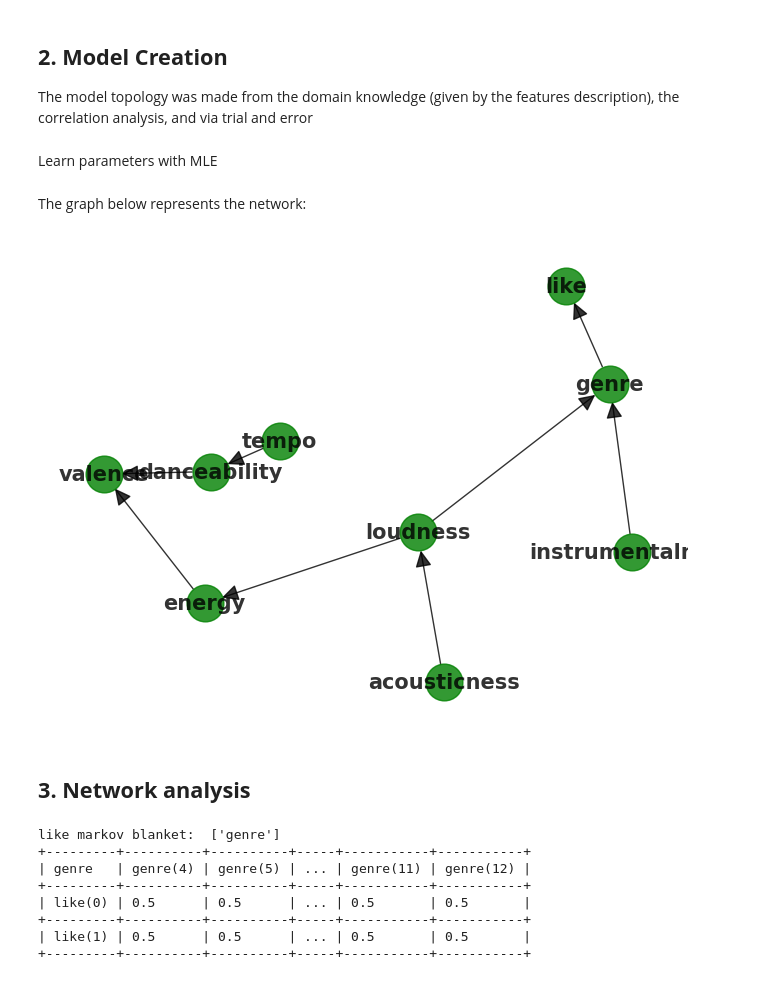
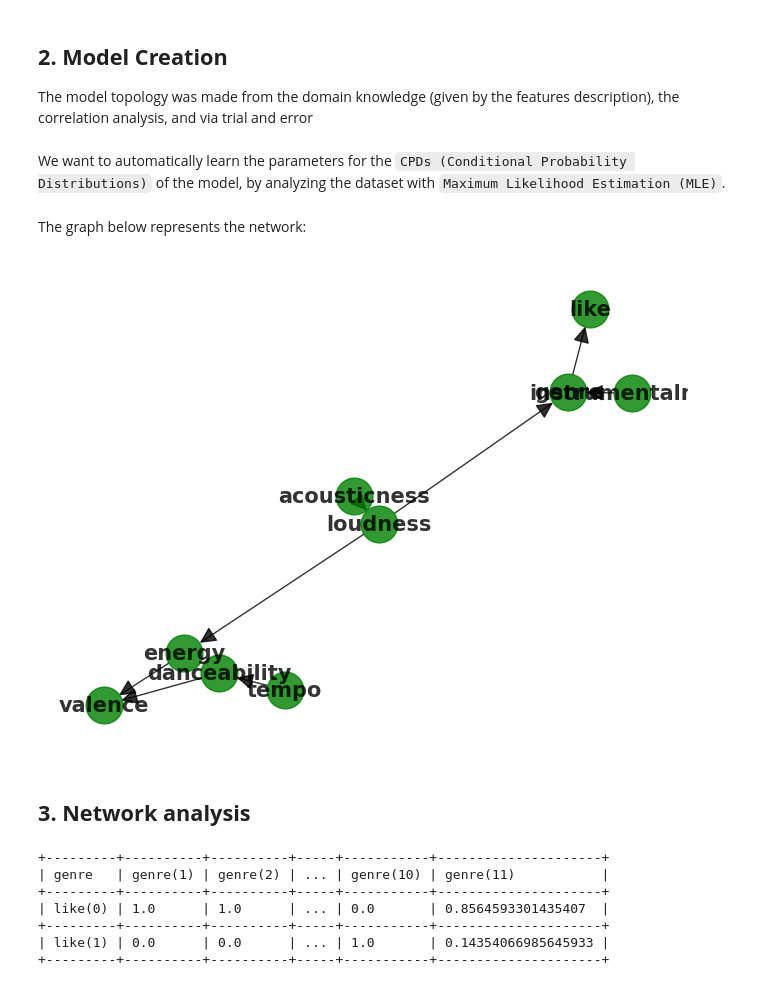
Before and after one commit to danielenapo/Bayesify, a Jupyter notebook: Bayesify.ipynb, the cells around one changed output. Cells and saved outputs as stored; diff of their text form; code cells hidden in the pictures.

Commit message:
automatic model generation

```diff
--- a/Bayesify.ipynb
+++ b/Bayesify.ipynb
@@ -89,7 +93,7 @@ custom_model1 = BayesianNetwork([('loudness', 'energy'), ('tempo', 'energy'),
 custom_model = BayesianNetwork([('genre', 'like'), #("valence", "like"),
                                 ("instrumentalness", "genre"), ("acousticness", "loudness"), ("loudness", "energy"), ("energy", "valence"),
                                ("tempo", "danceability"), ("loudness", "genre"), ("danceability", "valence")])
-# %% [markdown]
-Learn parameters with MLE
+# %% [markdown]
+We want to automatically learn the parameters for the `CPDs (Conditional Probability Distributions)` of the model, by analyzing the dataset with `Maximum Likelihood Estimation (MLE)`.<br>
 # %%
 from pgmpy.estimators import MaximumLikelihoodEstimator
@@ -100,25 +103,25 @@ The graph below represents the network:
 # %%
 import networkx as nx
 import pylab
-nx_graph = nx.DiGraph(custom_model.edges())
-nx.draw(nx_graph, with_labels=True, node_color='g', node_size=700, alpha=0.8, arrowsize=25, font_size=15, font_weight='bold')
-plt.show()
+def print_network(model):
+    nx_graph = nx.DiGraph(model.edges())
+    nx.draw(nx_graph, with_labels=True, node_color='g', node_size=700, alpha=0.8, arrowsize=25, font_size=15, font_weight='bold')
+    plt.show()
+print_network(custom_model)
 # %% [output]
-[figure, old version]
+[figure, new version]
 # %% [markdown]
 ## <b>3. Network analysis</b>
 # %%
-print("like markov blanket: ", custom_model.get_markov_blanket("like"))
 print(custom_model.get_cpds("like"))
 # %% [output]
-like markov blanket:  ['genre']
-+---------+----------+----------+-----+-----------+-----------+
-| genre   | genre(4) | genre(5) | ... | genre(11) | genre(12) |
-+---------+----------+----------+-----+-----------+-----------+
-| like(0) | 0.5      | 0.5      | ... | 0.5       | 0.5       |
-+---------+----------+----------+-----+-----------+-----------+
-| like(1) | 0.5      | 0.5      | ... | 0.5       | 0.5       |
-+---------+----------+----------+-----+-----------+-----------+
++---------+----------+----------+-----+-----------+---------------------+
+| genre   | genre(1) | genre(2) | ... | genre(10) | genre(11)           |
++---------+----------+----------+-----+-----------+---------------------+
+| like(0) | 1.0      | 1.0      | ... | 0.0       | 0.8564593301435407  |
++---------+----------+----------+-----+-----------+---------------------+
+| like(1) | 0.0      | 0.0      | ... | 1.0       | 0.14354066985645933 |
++---------+----------+----------+-----+-----------+---------------------+
 # %%
 #analyze irrelevant nodes for "like" (nodes not part of the ancestor set of "like")
 
```
Also changed, not shown: parts of 24 cells of this notebook, 2 other files.
